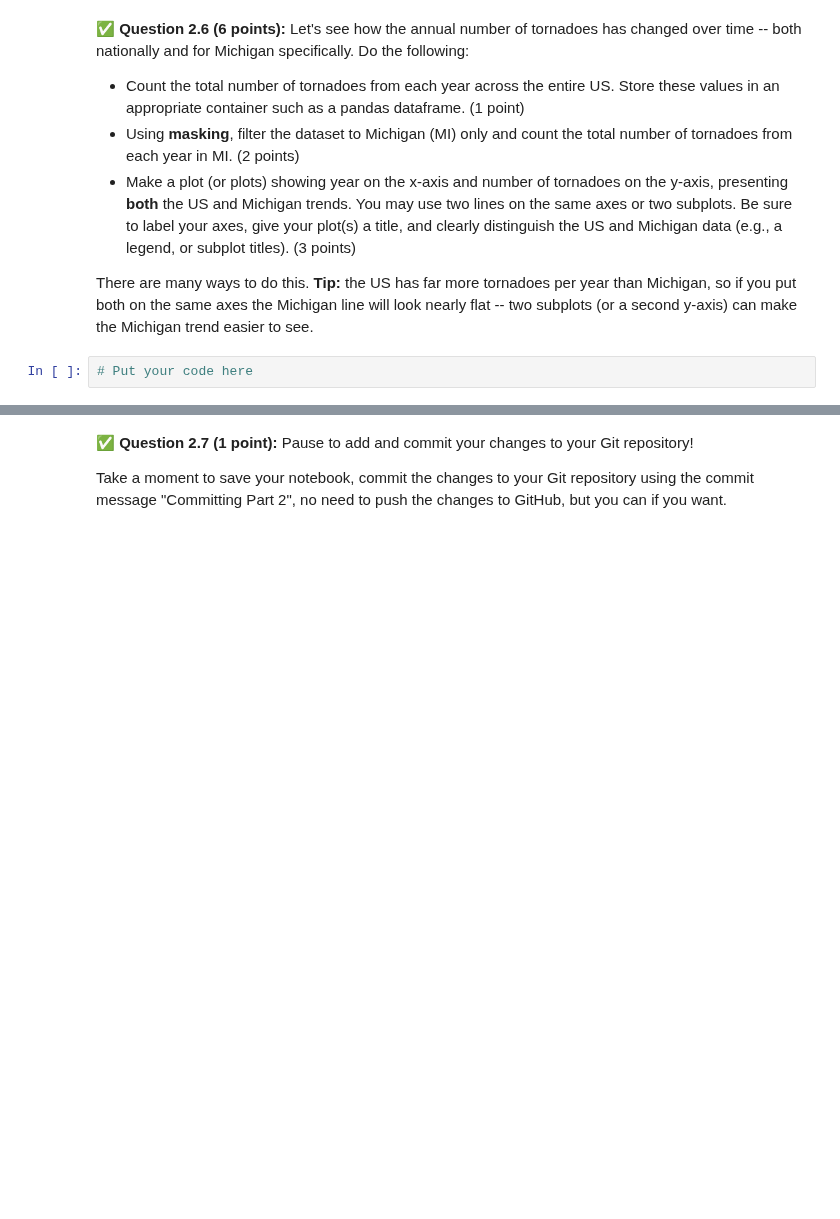
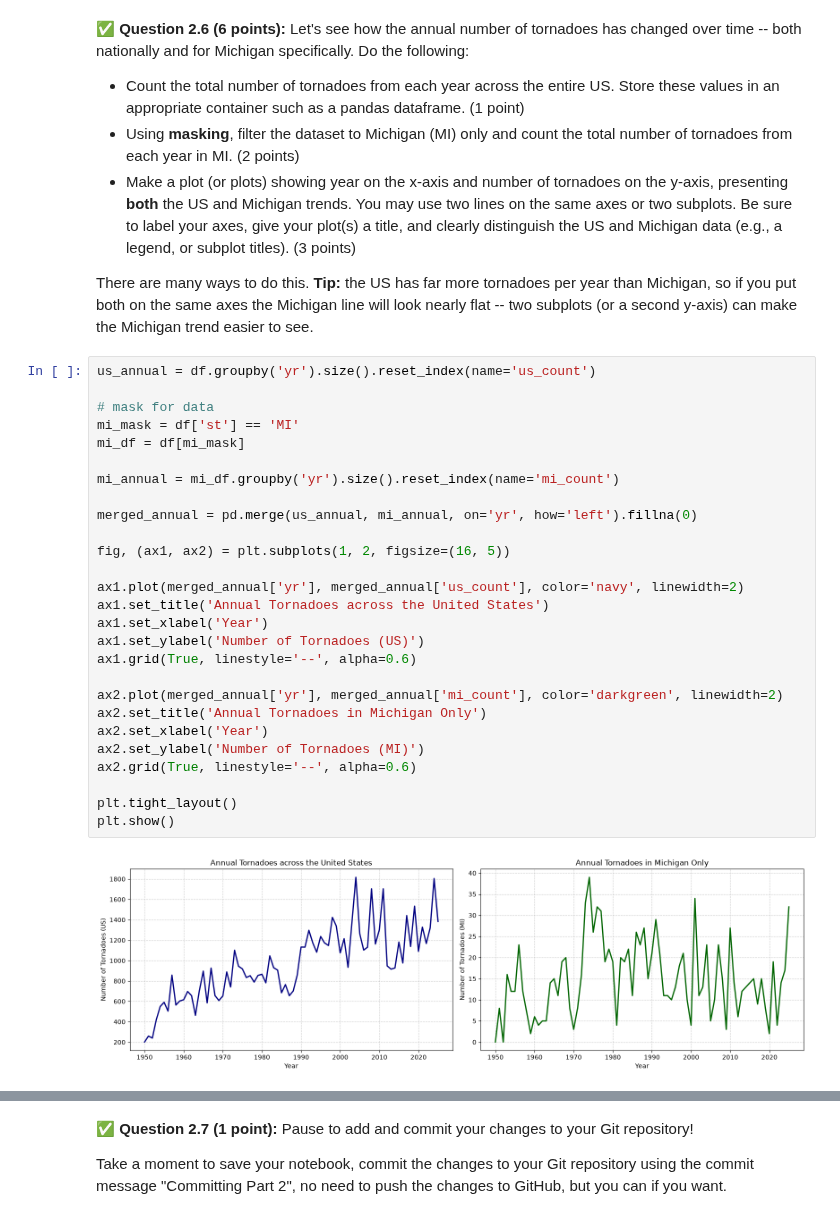
Before and after one commit to camkorson/CMSE202-f26-turnin, a Jupyter notebook: hw_01/HW01-GitPandasPackagesClasses-STUDENT.ipynb, the cells around one changed output, grey strips where cells are left out. Drawn from its saved outputs; the diff is of its cells as text; blank space fills up the shorter version.

```diff
--- a/hw_01/HW01-GitPandasPackagesClasses-STUDENT.ipynb
+++ b/hw_01/HW01-GitPandasPackagesClasses-STUDENT.ipynb
@@ -302,8 +350,35 @@ There are many ways to do this.  For example, you could use masking and loops.
 * Make a plot (or plots) showing year on the x-axis and number of tornadoes on the y-axis, presenting **both** the US and Michigan trends. You may use two lines on the same axes or two subplots. Be sure to label your axes, give your plot(s) a title, and clearly distinguish the US and Michigan data (e.g., a legend, or subplot titles). (3 points)
 
 There are many ways to do this. **Tip:** the US has far more tornadoes per year than Michigan, so if you put both on the same axes the Michigan line will look nearly flat -- two subplots (or a second y-axis) can make the Michigan trend easier to see.
-# %%
-# Put your code here
+# %%
+us_annual = df.groupby('yr').size().reset_index(name='us_count')
+
+# mask for data
+mi_mask = df['st'] == 'MI'
+mi_df = df[mi_mask]
+
+mi_annual = mi_df.groupby('yr').size().reset_index(name='mi_count')
+
+merged_annual = pd.merge(us_annual, mi_annual, on='yr', how='left').fillna(0)
+
+fig, (ax1, ax2) = plt.subplots(1, 2, figsize=(16, 5))
+
+ax1.plot(merged_annual['yr'], merged_annual['us_count'], color='navy', linewidth=2)
+ax1.set_title('Annual Tornadoes across the United States')
+ax1.set_xlabel('Year')
+ax1.set_ylabel('Number of Tornadoes (US)')
+ax1.grid(True, linestyle='--', alpha=0.6)
+
+ax2.plot(merged_annual['yr'], merged_annual['mi_count'], color='darkgreen', linewidth=2)
+ax2.set_title('Annual Tornadoes in Michigan Only')
+ax2.set_xlabel('Year')
+ax2.set_ylabel('Number of Tornadoes (MI)')
+ax2.grid(True, linestyle='--', alpha=0.6)
+
+plt.tight_layout()
+plt.show()
+# %% [output]
+[figure, added]
 # %% [markdown]
 <!-- END QUESTION -->
 <!-- DO NOT MODIFY OR DELETE THIS CELL. Make sure your solution to the question above is in the cell(s) above this one. -->
```
Also changed, not shown: parts of 21 cells of this notebook.
